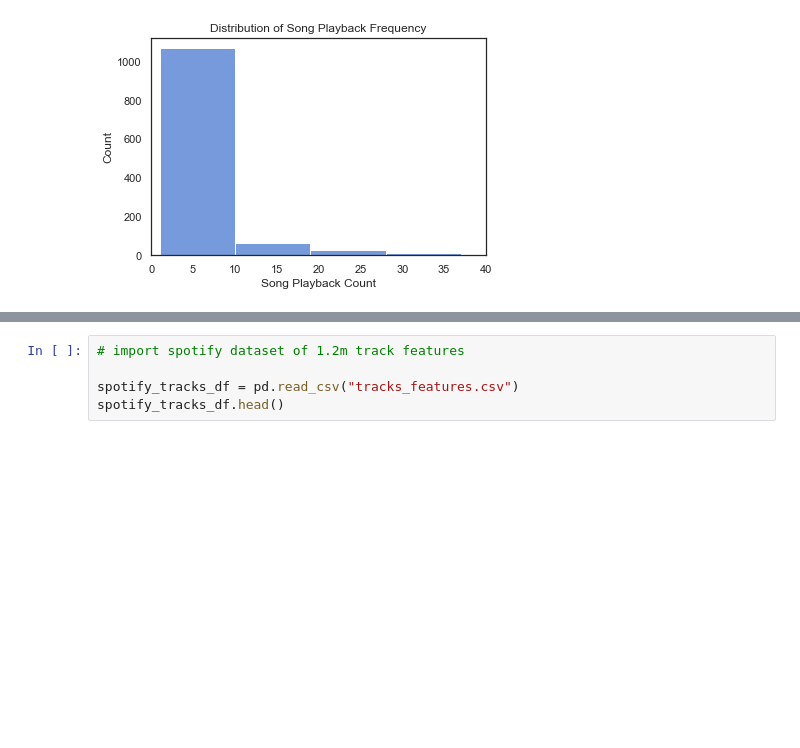
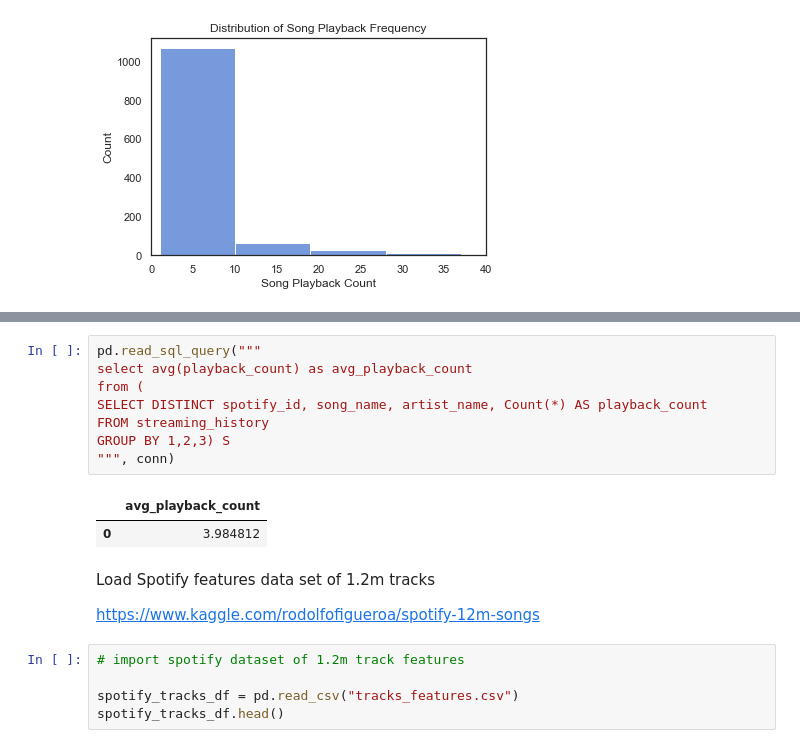
Before and after one commit to vijay-ss/spotify-recommender, a Jupyter notebook: spotify_preprocessing.ipynb, the cells around one changed output, grey strips where cells are left out. Cells and saved outputs as stored; diff of their text form; blank space fills up the shorter version.

```diff
--- a/spotify_preprocessing.ipynb
+++ b/spotify_preprocessing.ipynb
@@ -248,3 +266,18 @@ ORDER BY playback_count DESC
+# %%
+pd.read_sql_query("""
+select avg(playback_count) as avg_playback_count
+from (
+SELECT DISTINCT spotify_id, song_name, artist_name, Count(*) AS playback_count
+FROM streaming_history
+GROUP BY 1,2,3) S
+""", conn)
+# %% [output]
+|  | avg_playback_count |
+| 0 | 3.984812 |
+# %% [markdown]
+Load Spotify features data set of 1.2m tracks
+
+https://www.kaggle.com/rodolfofigueroa/spotify-12m-songs
 # %%
 # import spotify dataset of 1.2m track features
 
```
Also changed, not shown: parts of 11 cells of this notebook.
